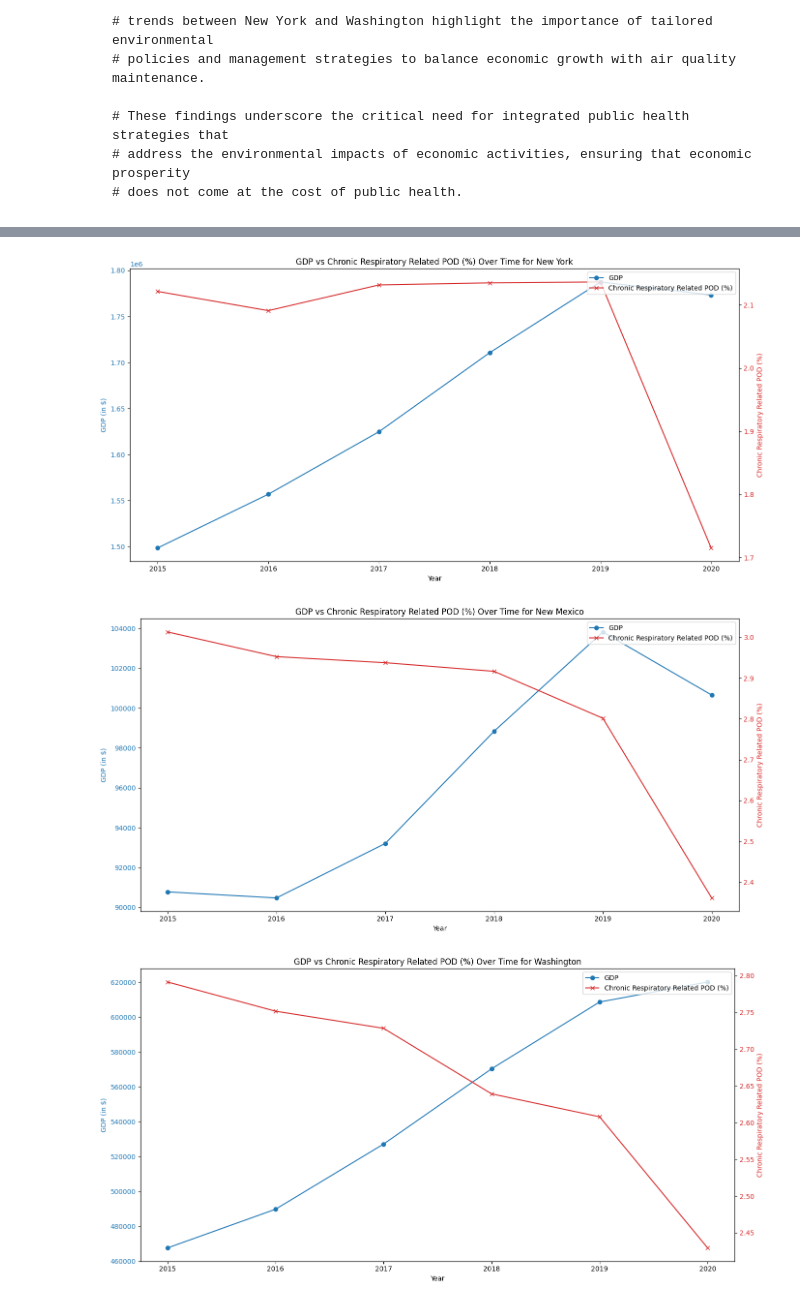
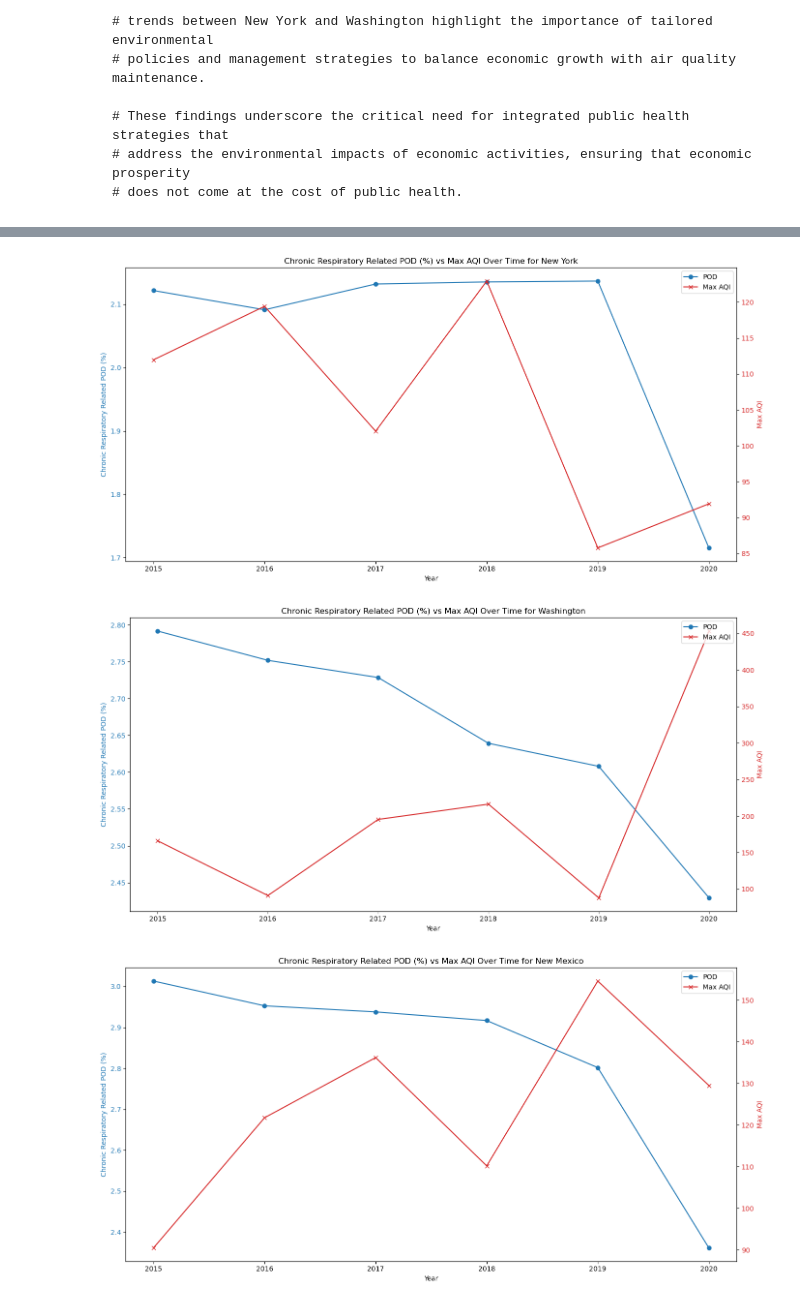
Before and after one commit to harrismhurley/python_project_1, a Jupyter notebook: main.ipynb, the cells around one changed output, grey strips where cells are left out. Cells and saved outputs as stored; diff of their text form; code cells hidden in the pictures.

Commit message:
main v1.7 and added graph files, repo cleanup

```diff
--- a/main.ipynb
+++ b/main.ipynb
@@ -212,11 +222,11 @@ ihme_df
 # %%
 # Merging tables into a master DataFrame
 master_df = bea_df.merge(aqi_df, left_index=True, right_index=True)
-master_df = master_df.merge(ihme_df, left_index=True, right_index=True)
-# Creating Master Data Set
-master_df.to_csv('/content/master.csv')
-# Load the master dataset
-master_df = pd.read_csv('/content/master.csv', index_col=['State', 'Year'])
+master_df = master_df.merge(ihme_trimmed_df, left_index=True, right_index=True)
+# Save Master Data Set
+master_df.to_csv('./Resources/master.csv')
+# Reload the master dataset
+master_df = pd.read_csv('./Resources/master.csv', index_col=['State', 'Year'])
 master_df
 # %% [output]
 |  |  | personal_income | GDP (in $) | people_employed | Days with AQI | Good Days | Moderate Days | ... |
@@ -351,34 +380,37 @@ create_gdp_aqi_plot(wa_data, 'Washington')
 # %%
-def create_gdp_health_plot(state_data, state_name):
+# Function to create plot for a given state based on Health and AQI data
+def create_health_aqi_plot(state_data, state_name, state_abrev):
     fig, ax1 = plt.subplots(figsize=(14, 7))
     # Plot GDP on the first y-axis
     ax1.set_xlabel('Year')
-    ax1.set_ylabel('GDP (in $)', color='tab:blue')
-    ax1.plot(state_data['Year'], state_data['GDP (in $)'], color='tab:blue', marker='o', label='GDP')
+    ax1.set_ylabel('Chronic Respiratory Related POD (%)', color='tab:blue')
+    ax1.plot(state_data['Year'], state_data['Chronic Respiratory Related POD (%)'], color='tab:blue', marker='o', label='POD')
     ax1.tick_params(axis='y', labelcolor='tab:blue')
-    # Create a second y-axis for Chronic Respiratory Related POD (%)
+    # Create a second y-axis for Max AQI
     ax2 = ax1.twinx()
-    ax2.set_ylabel('Chronic Respiratory Related POD (%)', color='tab:red')
-    ax2.plot(state_data['Year'], state_data['Chronic Respiratory Related POD (%)'], color='tab:red',
-             marker='x', label='Chronic Respiratory Related POD (%)')
+    ax2.set_ylabel('Max AQI', color='tab:red')
+    ax2.plot(state_data['Year'], state_data['Max AQI'], color='tab:red', marker='x', label='Max AQI')
     ax2.tick_params(axis='y', labelcolor='tab:red')
     # Add legend
     lines1, labels1 = ax1.get_legend_handles_labels()
     lines2, labels2 = ax2.get_legend_handles_labels()
     ax2.legend(lines1 + lines2, labels1 + labels2, loc='upper right')
-    plt.title(f'GDP vs Chronic Respiratory Related POD (%) Over Time for {state_name}')
+    plt.title(f'Chronic Respiratory Related POD (%) vs Max AQI Over Time for {state_name}')
     fig.tight_layout()
+    # Create output filename
+    outfile = f"./graphs/analysis_3_{state_abrev}.png"
+    plt.savefig(outfile)
     plt.show()
 # Create plot for New York
 ny_data = master_df[master_df['State'] == 'New York']
-create_gdp_health_plot(ny_data, 'New York')
+create_health_aqi_plot(ny_data, 'New York', 'NY')
+# Create plot for Washington
+wa_data = master_df[master_df['State'] == 'Washington']
+create_health_aqi_plot(wa_data, 'Washington', 'WA')
 # Create plot for New Mexico
 nm_data = master_df[master_df['State'] == 'New Mexico']
-create_gdp_health_plot(nm_data, 'New Mexico')
-# Create plot for Washington
-wa_data = master_df[master_df['State'] == 'Washington']
-create_gdp_health_plot(wa_data, 'Washington')
+create_health_aqi_plot(nm_data, 'New Mexico', 'NM')
 # %% [output]
-[figure, old version]
+[figure, new version]
-[figure, old version]
+[figure, new version]
-[figure, old version]
+[figure, new version]
```
Also changed, not shown: parts of 30 cells of this notebook, 32 other files.
